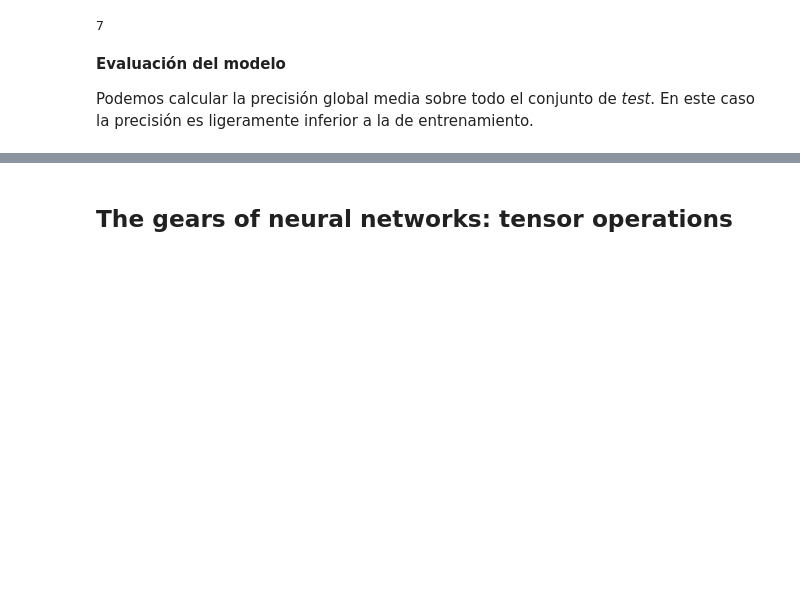
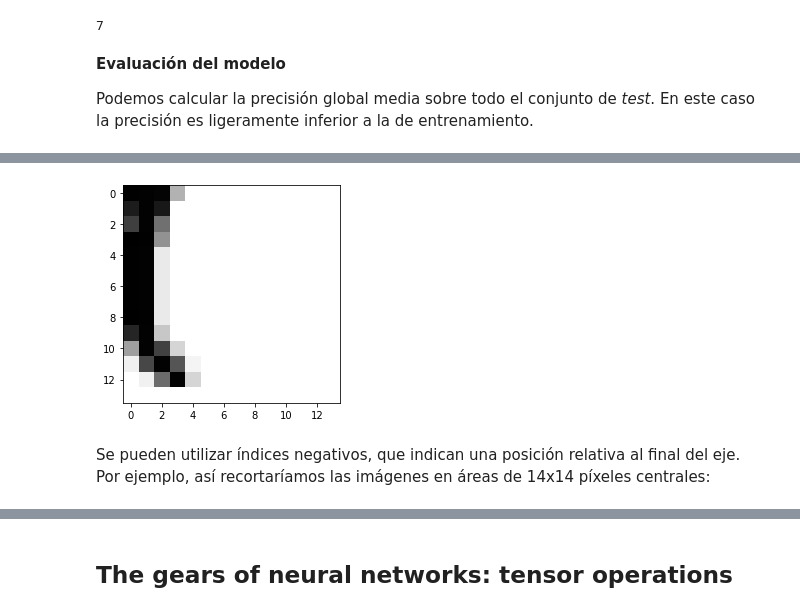
Before and after one commit to ayrna/deep-learning-with-python-notebooks, a Jupyter notebook: chapter02_mathematical-building-blocks.ipynb, the cells around one changed output, grey strips where cells are left out. Saved outputs shown, nothing was run; the diff lists cells and outputs as text; code cells hidden in the pictures; blank space fills up the shorter version.

```diff
--- a/chapter02_mathematical-building-blocks.ipynb
+++ b/chapter02_mathematical-building-blocks.ipynb
@@ -277,2 +356,10 @@ my_slice = train_images[:, 14:, 14:]
+# %%
+digit = my_slice[4]
+plt.imshow(digit, cmap=plt.cm.binary)
+plt.show()
+# %% [output]
+[figure, added]
+# %% [markdown]
+Se pueden utilizar índices negativos, que indican una posición relativa al final del eje. Por ejemplo, así recortaríamos las imágenes en áreas de 14x14 píxeles centrales:
 # %%
 my_slice = train_images[:, 7:-7, 7:-7]
```
Also changed, not shown: parts of 60 cells of this notebook.
